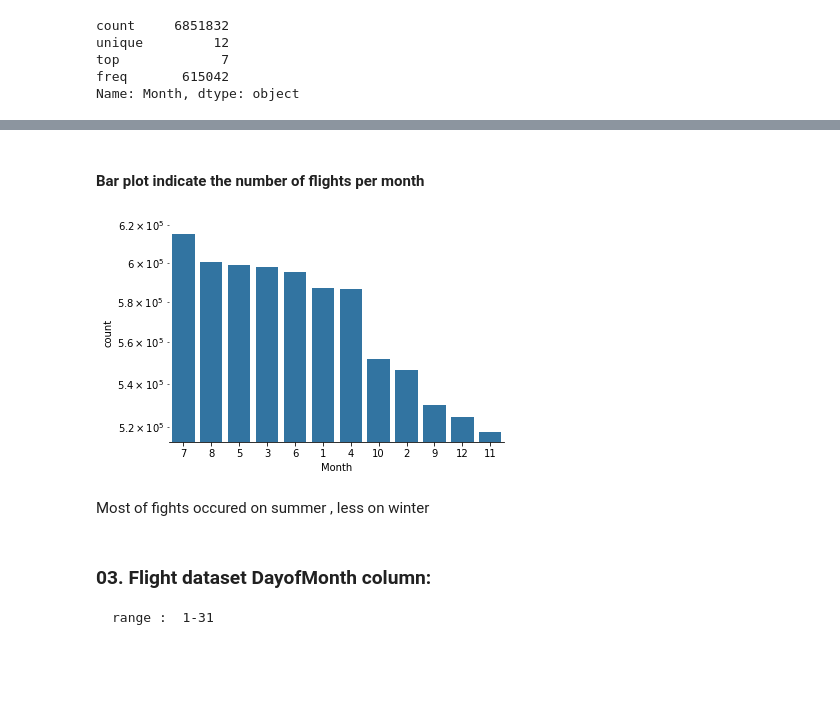
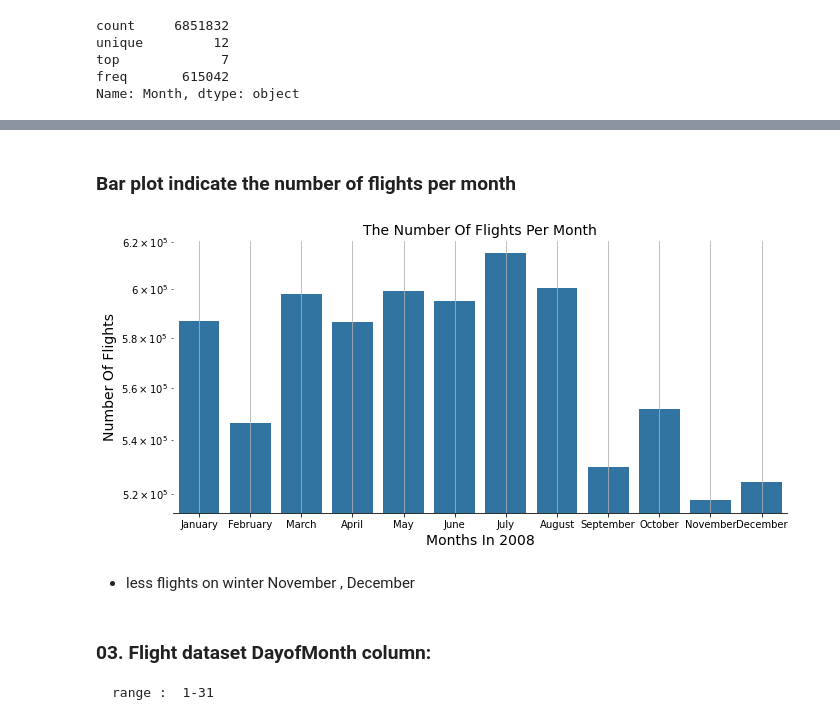
Before and after one commit to mlotfic/Communicate-Dtata-Finding, a Jupyter notebook: notebooks/exploration.ipynb, the cells around one changed output, grey strips where cells are left out. Cells and saved outputs as stored; diff of their text form; code cells hidden in the pictures; blank space fills up the shorter version.

```diff
--- a/notebooks/exploration.ipynb
+++ b/notebooks/exploration.ipynb
@@ -805,11 +816,13 @@ plot_bar_str(flights, 'Month', 100, base_color)
 # %% [markdown]
-#### Bar plot indicate the number of flights per month
+### Bar plot indicate the number of flights per month
-# %%
-plot_bar_str(flights, 'Month', 100, base_color , log =True)
-# %% [output]
-[figure, removed]
-# %% [markdown]
-Most of fights occured on summer , less on winter
+# %%
+plot_bar_str(flights, 'Month', 100, base_color, figsize=(11, 5), title = 'The Number Of Flights Per Month', fontsize =14, log =True)
+plt.xlabel('Months In 2008',fontsize =14);
+plt.ylabel('Number Of Flights',fontsize =14);
+# %% [output]
+[figure, added]
+# %% [markdown]
+- less flights on winter November , December
 # %% [markdown]
 ### 03. Flight dataset DayofMonth column:
     range :	 1-31
```
Also changed, not shown: parts of 99 cells of this notebook.
